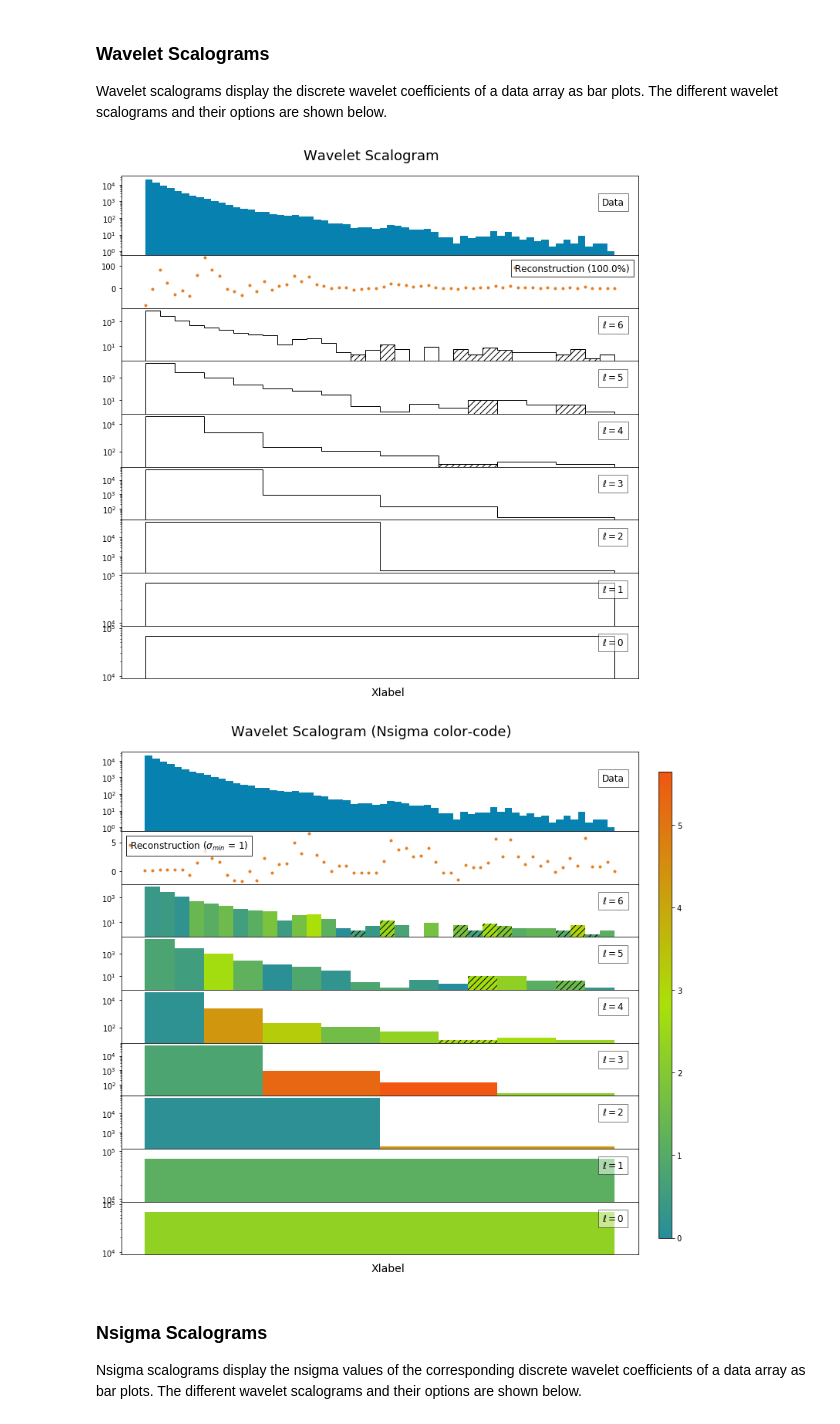
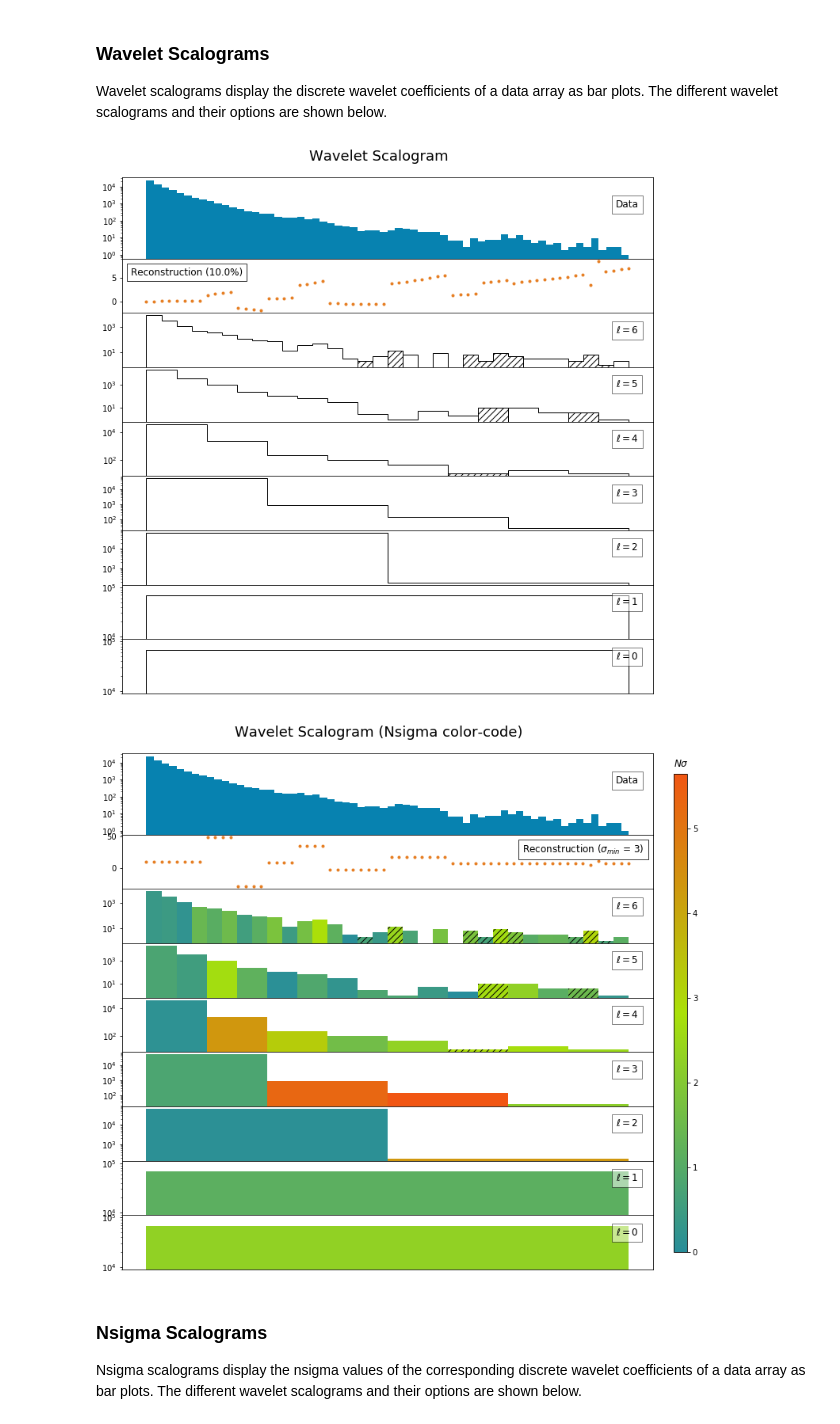
Before and after one commit to alexxromero/kwak_wavelets, a Jupyter notebook: Demo.ipynb, the cells around one changed output. Cells and saved outputs as stored; diff of their text form; code cells hidden in the pictures.

```diff
--- a/Demo.ipynb
+++ b/Demo.ipynb
@@ -103,31 +103,32 @@ NsigmaFixedRes_fit = extr_nsets.NsigmaFixedRes_fit
 Wavelet scalograms display the discrete wavelet coefficients of a data array as bar plots.
 The different wavelet scalograms and their options are shown below.
 # %%
-r_percent = 100
+r_percent = 10
 kwak.wScalogram(data=data_signal,
                 hypothesis=hypo_signal,
                 nsigma=Nsigma_fit,
                 nsigma_percent=r_percent*0.01,
+                reconstruction_scaled=True,
                 firsttrend=True,
                 logscale=True, filled=False,
                 title="Wavelet Scalogram",
-                xlabel="Xlabel",
+                #xlabel="Xlabel",
                 outputfile=None)
 # %% [output]
-[figure, old version]
+[figure, new version]
 # %%
 r_percent = 10
 kwak.wScalogram_nsig(data=data_signal,
                      hypothesis=hypo_signal,
-                     recscaled=True,
+                     reconstruction_scaled=False,
                      nsigma=Nsigma_fit,
-                     nsigma_min=1,
+                     nsigma_min=3,
                      firsttrend=True, logscale=True,
                      title="Wavelet Scalogram (Nsigma color-code)",
-                     xlabel="Xlabel",
+                     #xlabel="Xlabel",
                      outputfile=None)
 # %% [output]
-[figure, old version]
+[figure, new version]
 # %% [markdown]
 ### Nsigma Scalograms
 Nsigma scalograms display the nsigma values of the corresponding discrete wavelet coefficients of a data array as bar plots.
```
Also changed, not shown: parts of 2 cells of this notebook, 2 other files.
